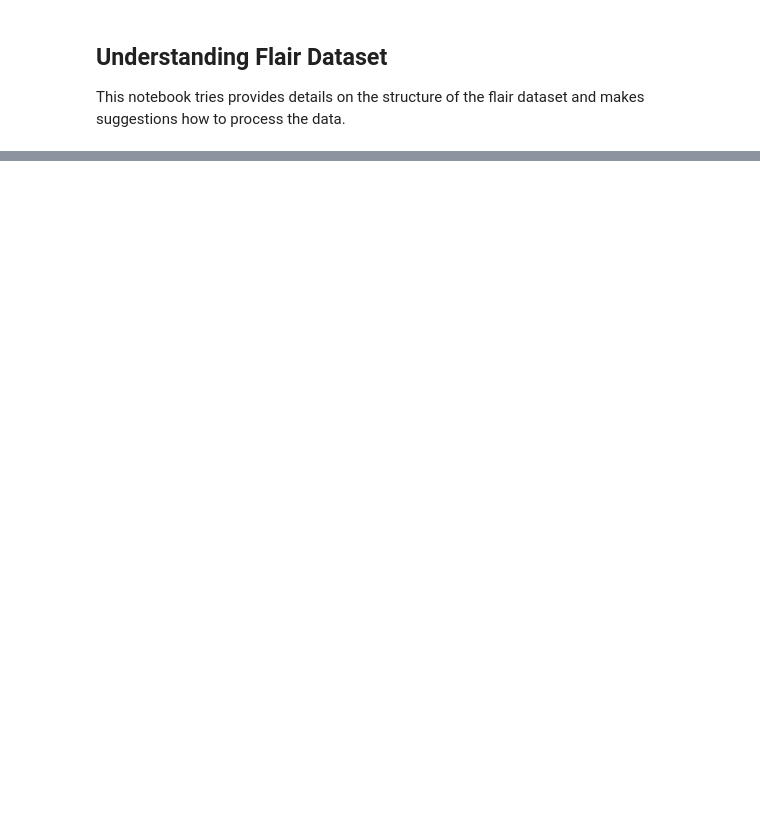
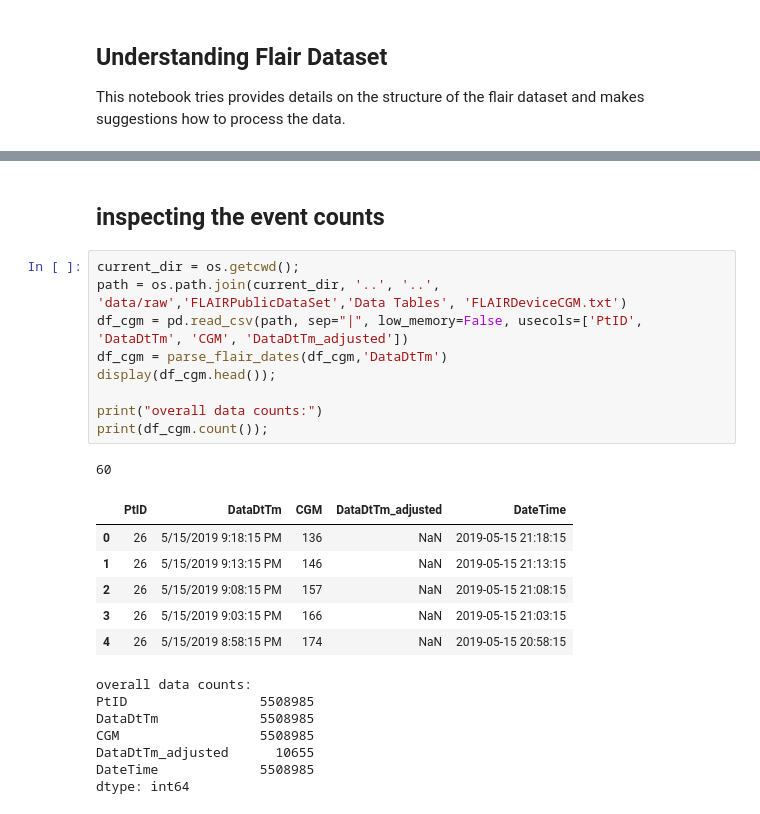
Before and after one commit to nudgebg/egvinsulin, a Jupyter notebook: notebooks/understand-flair-dataset/understand-flair-dataset.ipynb, the cells around one changed output, grey strips where cells are left out. Drawn from its saved outputs; the diff is of its cells as text; blank space fills up the shorter version.

```diff
--- a/notebooks/understand-flair-dataset/understand-flair-dataset.ipynb
+++ b/notebooks/understand-flair-dataset/understand-flair-dataset.ipynb
@@ -27,0 +88,26 @@ def parse_flair_dates(df, date_column):
+# %% [markdown]
+## inspecting the event counts
+# %%
+current_dir = os.getcwd();
+path = os.path.join(current_dir, '..', '..', 'data/raw','FLAIRPublicDataSet','Data Tables', 'FLAIRDeviceCGM.txt')
+df_cgm = pd.read_csv(path, sep="|", low_memory=False, usecols=['PtID', 'DataDtTm', 'CGM', 'DataDtTm_adjusted'])
+df_cgm = parse_flair_dates(df_cgm,'DataDtTm')
+display(df_cgm.head());
+
+print("overall data counts:")
+print(df_cgm.count());
+# %% [output]
+60
+|  | PtID | DataDtTm | CGM | DataDtTm_adjusted | DateTime |
+| 0 | 26 | 5/15/2019 9:18:15 PM | 136 | NaN | 2019-05-15 21:18:15 |
+| 1 | 26 | 5/15/2019 9:13:15 PM | 146 | NaN | 2019-05-15 21:13:15 |
+| 2 | 26 | 5/15/2019 9:08:15 PM | 157 | NaN | 2019-05-15 21:08:15 |
+| 3 | 26 | 5/15/2019 9:03:15 PM | 166 | NaN | 2019-05-15 21:03:15 |
+| 4 | 26 | 5/15/2019 8:58:15 PM | 174 | NaN | 2019-05-15 20:58:15 |
+overall data counts:
+PtID                 5508985
+DataDtTm             5508985
+CGM                  5508985
+DataDtTm_adjusted      10655
+DateTime             5508985
+dtype: int64
```
Also changed, not shown: parts of 27 cells of this notebook.
